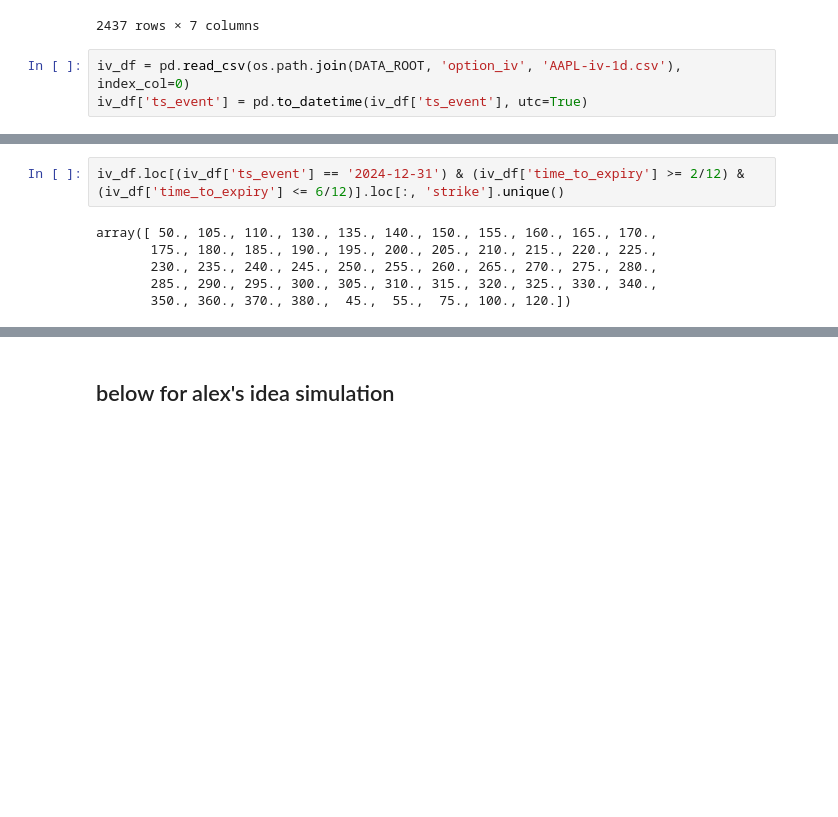
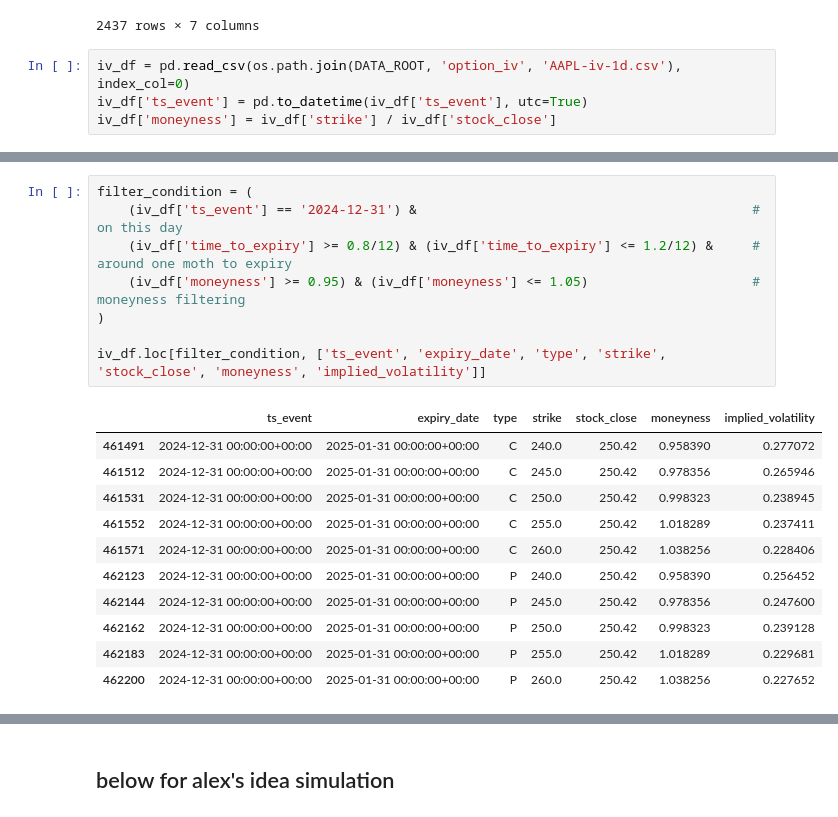
Before and after one commit to the-salty-austin/2025-iaqf-mafn, a Jupyter notebook: austin/options_iv.ipynb, the cells around one changed output, grey strips where cells are left out. Drawn from its saved outputs; the diff is of its cells as text; blank space fills up the shorter version.

```diff
--- a/austin/options_iv.ipynb
+++ b/austin/options_iv.ipynb
@@ -424,6 +424,7 @@ weights_df
 # %%
 iv_df = pd.read_csv(os.path.join(DATA_ROOT, 'option_iv', 'AAPL-iv-1d.csv'), index_col=0)
 iv_df['ts_event'] = pd.to_datetime(iv_df['ts_event'], utc=True)
+iv_df['moneyness'] = iv_df['strike'] / iv_df['stock_close']
 # %%
 iv_df
 # %% [output]
@@ -452,8 +444,20 @@ iv_df.loc[(iv_df['ts_event'] == '2024-12-31') & (iv_df['time_to_expiry'] >= 2/12
-# %%
-iv_df.loc[(iv_df['ts_event'] == '2024-12-31') & (iv_df['time_to_expiry'] >= 2/12) & (iv_df['time_to_expiry'] <= 6/12)].loc[:, 'strike'].unique()
-# %% [output]
-array([ 50., 105., 110., 130., 135., 140., 150., 155., 160., 165., 170.,
-       175., 180., 185., 190., 195., 200., 205., 210., 215., 220., 225.,
-       230., 235., 240., 245., 250., 255., 260., 265., 270., 275., 280.,
-       285., 290., 295., 300., 305., 310., 315., 320., 325., 330., 340.,
-       350., 360., 370., 380.,  45.,  55.,  75., 100., 120.])
+# %%
+filter_condition = (
+    (iv_df['ts_event'] == '2024-12-31') &                                           # on this day
+    (iv_df['time_to_expiry'] >= 0.8/12) & (iv_df['time_to_expiry'] <= 1.2/12) &     # around one moth to expiry
+    (iv_df['moneyness'] >= 0.95) & (iv_df['moneyness'] <= 1.05)                     # moneyness filtering
+)
+
+iv_df.loc[filter_condition, ['ts_event', 'expiry_date', 'type', 'strike', 'stock_close', 'moneyness', 'implied_volatility']]
+# %% [output]
+|  | ts_event | expiry_date | type | strike | stock_close | moneyness | implied_volatility |
+| 461491 | 2024-12-31 00:00:00+00:00 | 2025-01-31 00:00:00+00:00 | C | 240.0 | 250.42 | 0.958390 | 0.277072 |
+| 461512 | 2024-12-31 00:00:00+00:00 | 2025-01-31 00:00:00+00:00 | C | 245.0 | 250.42 | 0.978356 | 0.265946 |
+| 461531 | 2024-12-31 00:00:00+00:00 | 2025-01-31 00:00:00+00:00 | C | 250.0 | 250.42 | 0.998323 | 0.238945 |
+| 461552 | 2024-12-31 00:00:00+00:00 | 2025-01-31 00:00:00+00:00 | C | 255.0 | 250.42 | 1.018289 | 0.237411 |
+| 461571 | 2024-12-31 00:00:00+00:00 | 2025-01-31 00:00:00+00:00 | C | 260.0 | 250.42 | 1.038256 | 0.228406 |
+| 462123 | 2024-12-31 00:00:00+00:00 | 2025-01-31 00:00:00+00:00 | P | 240.0 | 250.42 | 0.958390 | 0.256452 |
+| 462144 | 2024-12-31 00:00:00+00:00 | 2025-01-31 00:00:00+00:00 | P | 245.0 | 250.42 | 0.978356 | 0.247600 |
+| 462162 | 2024-12-31 00:00:00+00:00 | 2025-01-31 00:00:00+00:00 | P | 250.0 | 250.42 | 0.998323 | 0.239128 |
+| 462183 | 2024-12-31 00:00:00+00:00 | 2025-01-31 00:00:00+00:00 | P | 255.0 | 250.42 | 1.018289 | 0.229681 |
+| 462200 | 2024-12-31 00:00:00+00:00 | 2025-01-31 00:00:00+00:00 | P | 260.0 | 250.42 | 1.038256 | 0.227652 |
```
Also changed, not shown: parts of 3 cells of this notebook, 1 other file.
